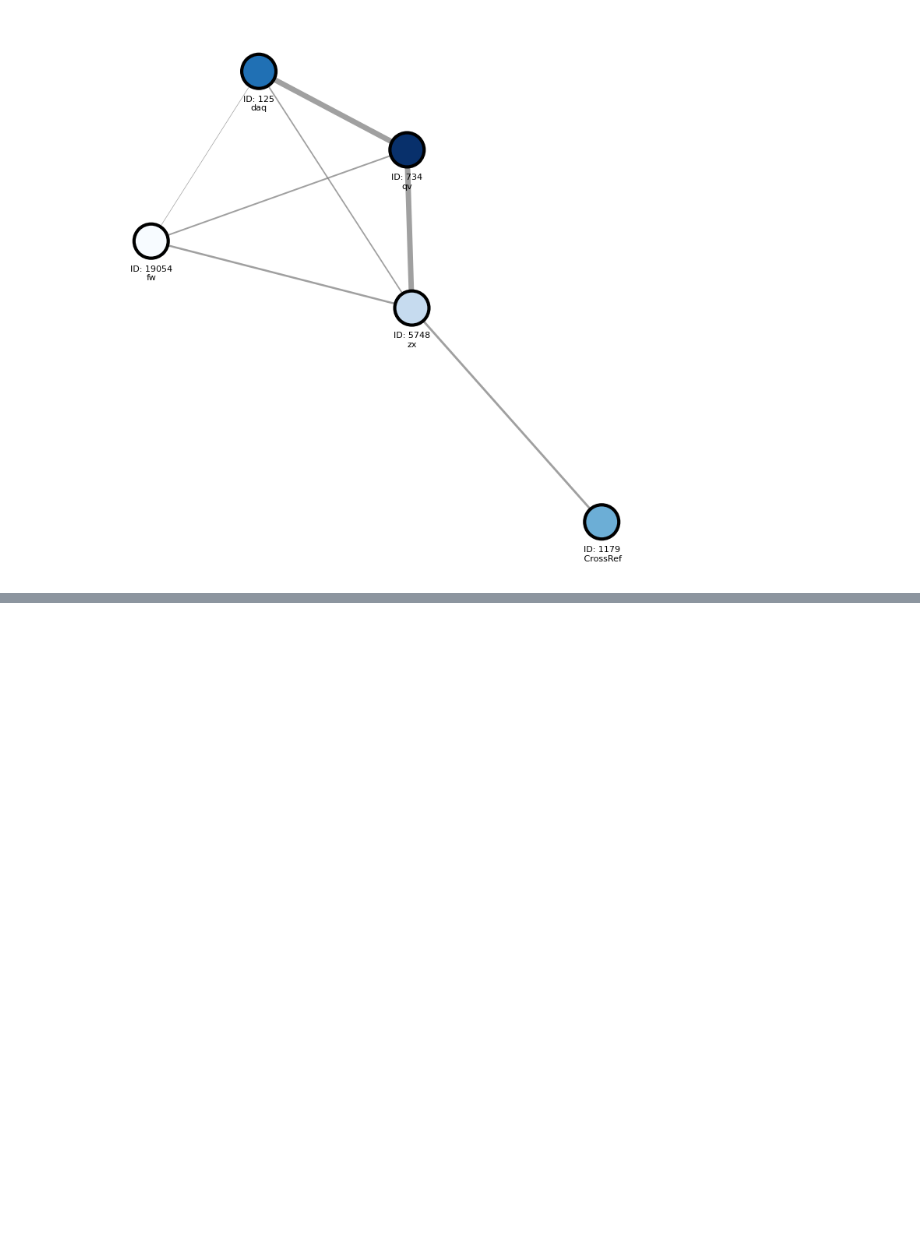
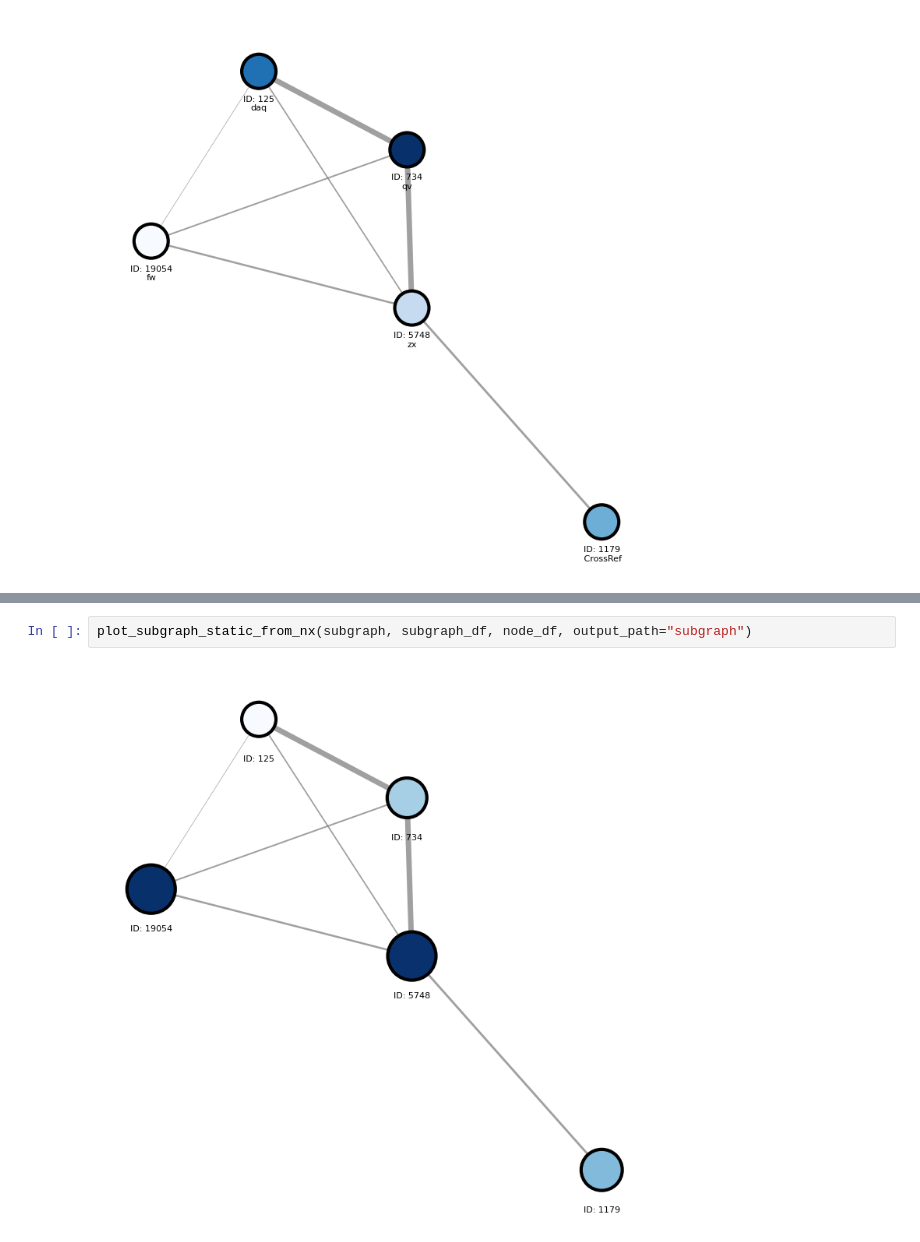
Before and after one commit to MClarke1991/sae_cooccurrence, a Jupyter notebook: temp/debug_plot_graph_from_matrix.ipynb, the cells around one changed output, grey strips where cells are left out. Saved outputs shown, nothing was run; the diff lists cells and outputs as text; blank space fills up the shorter version.

```diff
--- a/temp/debug_plot_graph_from_matrix.ipynb
+++ b/temp/debug_plot_graph_from_matrix.ipynb
@@ -350,0 +885,4 @@ subgraph_df.head()
+# %%
+plot_subgraph_static_from_nx(subgraph, subgraph_df, node_df, output_path="subgraph")
+# %% [output]
+[figure, added]
```
Also changed, not shown: parts of 17 cells of this notebook.
